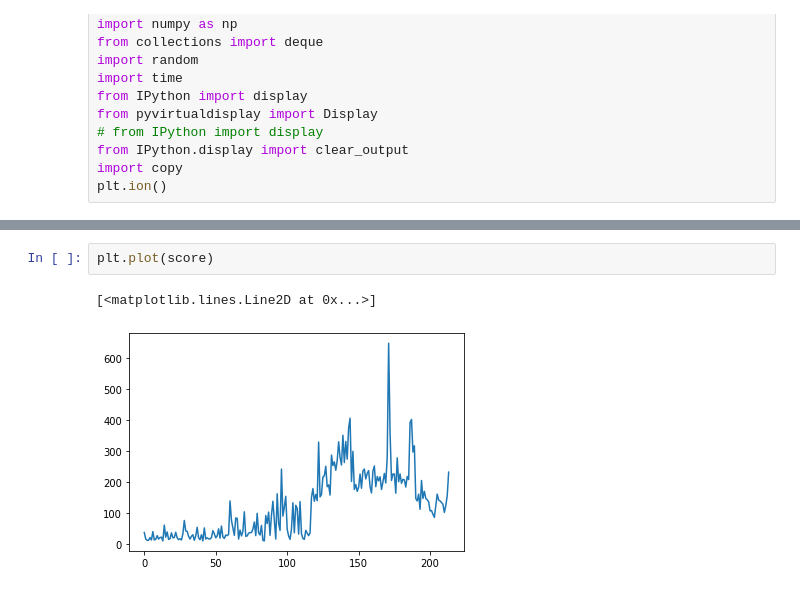
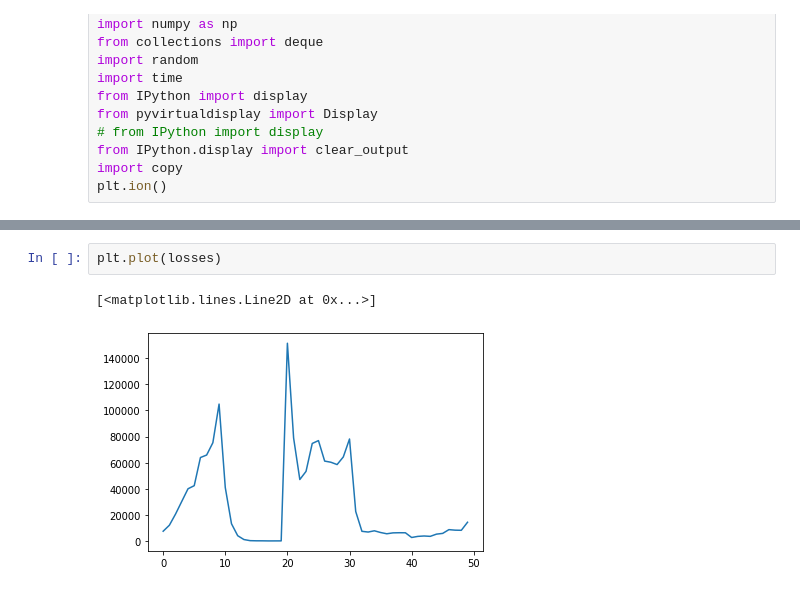
Before and after one commit to kaleem500bc/CartPole-DQNAgent-pytorch, a Jupyter notebook: DQN_pytorch.ipynb, the cells around one changed output, grey strips where cells are left out. Saved outputs shown, nothing was run; the diff lists cells and outputs as text.

```diff
--- a/DQN_pytorch.ipynb
+++ b/DQN_pytorch.ipynb
@@ -180,5 +246,5 @@ score = populate_replayBuffer(agent,env,300)
 # %%
-plt.plot(score)
+plt.plot(losses)
 # %% [output]
 [<matplotlib.lines.Line2D at 0x...>]
-[figure, old version]
+[figure, new version]
```
Also changed, not shown: parts of 14 cells of this notebook.
